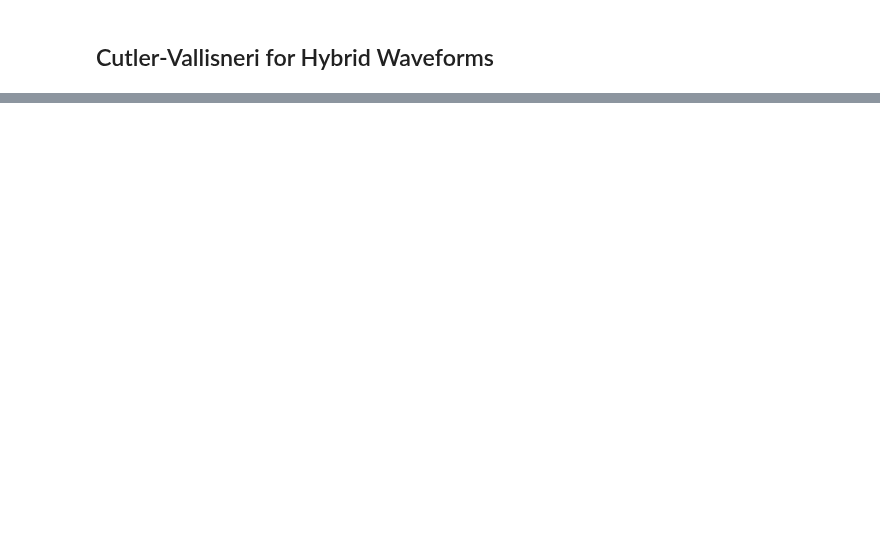
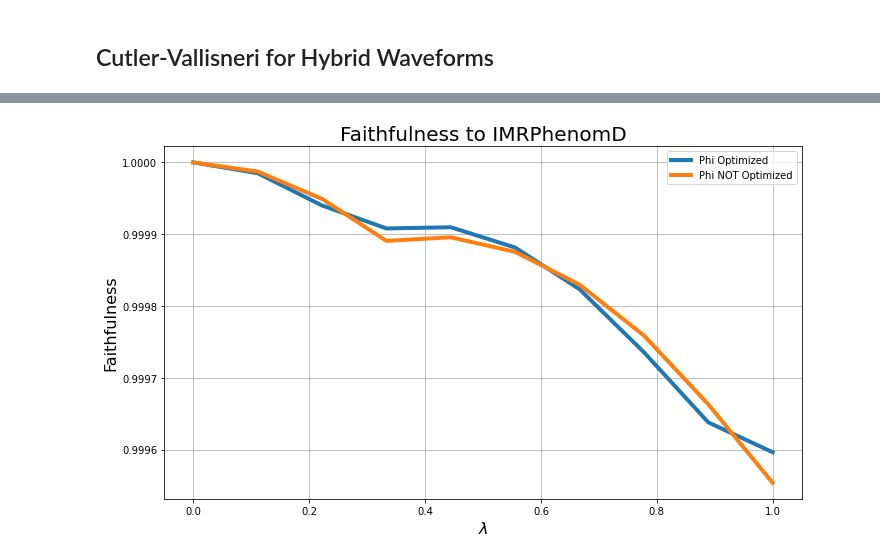
Before and after one commit to veome22/hybrid_waveforms, a Jupyter notebook: gwbench_bias_calc.ipynb, the cells around one changed output, grey strips where cells are left out. Cells and saved outputs as stored; diff of their text form; code cells hidden in the pictures; blank space fills up the shorter version.

```diff
--- a/gwbench_bias_calc.ipynb
+++ b/gwbench_bias_calc.ipynb
@@ -452,0 +555,30 @@ for i in range(len(lams)):
+# %%
+lams = np.linspace(0., 1., 10)
+faiths_phi_opt = np.zeros(len(lams))
+faiths_no_opt = np.zeros(len(lams))
+
+
+for l, lam in enumerate(lams):
+    hp_hyb, hc_hyb = get_hyb_wf(net2.hfp, net2.hfc, net1.hfp, net1.hfc, lam, opt_phi=True)
+    faiths_phi_opt[l] = match_HM_k_opt_LAL(hp_hyb, hc_hyb, net2.hfp, net2.hfc, iota, phi_c, kappa , df, net1.detectors[0].psd, zpfact=8)
+
+    hp_hyb, hc_hyb = get_hyb_wf(net2.hfp, net2.hfc, net1.hfp, net1.hfc, lam, opt_phi=False)
+    faiths_no_opt[l] = match_HM_k_opt_LAL(hp_hyb, hc_hyb, net2.hfp, net2.hfc, iota, phi_c, kappa , df, net1.detectors[0].psd, zpfact=8)
+# %%
+f, (ax)= plt.subplots(1, 1,  figsize=(10,6))
+
+lw=4
+plt.plot(lams, faiths_phi_opt, lw=lw, label="Phi Optimized")
+plt.plot(lams, faiths_no_opt, lw=lw, label="Phi NOT Optimized")
+
+
+plt.ylabel('Faithfulness', fontsize=16)
+plt.xlabel('$\lambda$', fontsize=16)
+
+plt.title('Faithfulness to IMRPhenomD', fontsize=20)
+plt.legend()
+plt.grid()
+plt.tight_layout()
+plt.show()
+# %% [output]
+[figure, added]
```
Also changed, not shown: parts of 13 cells of this notebook.
